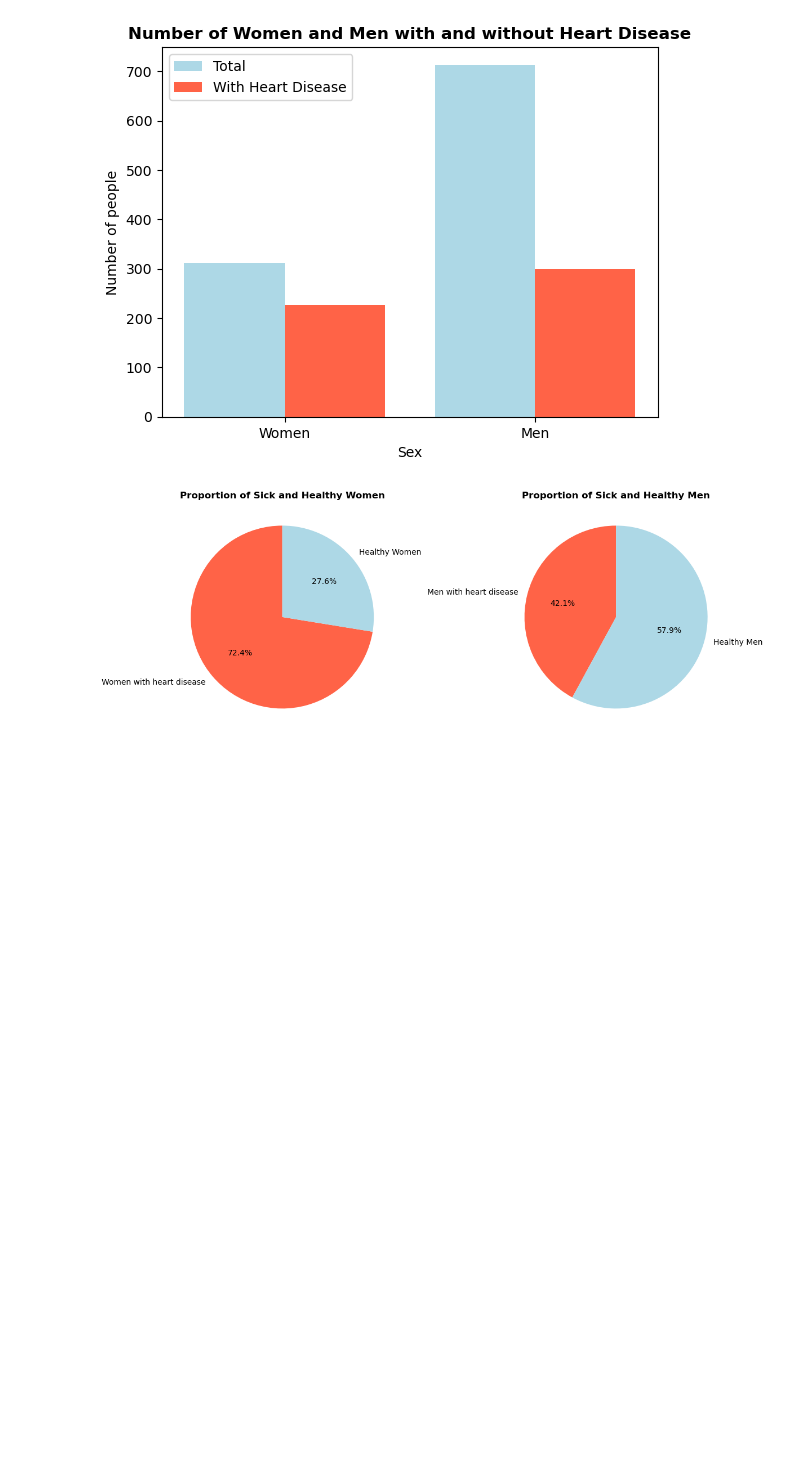
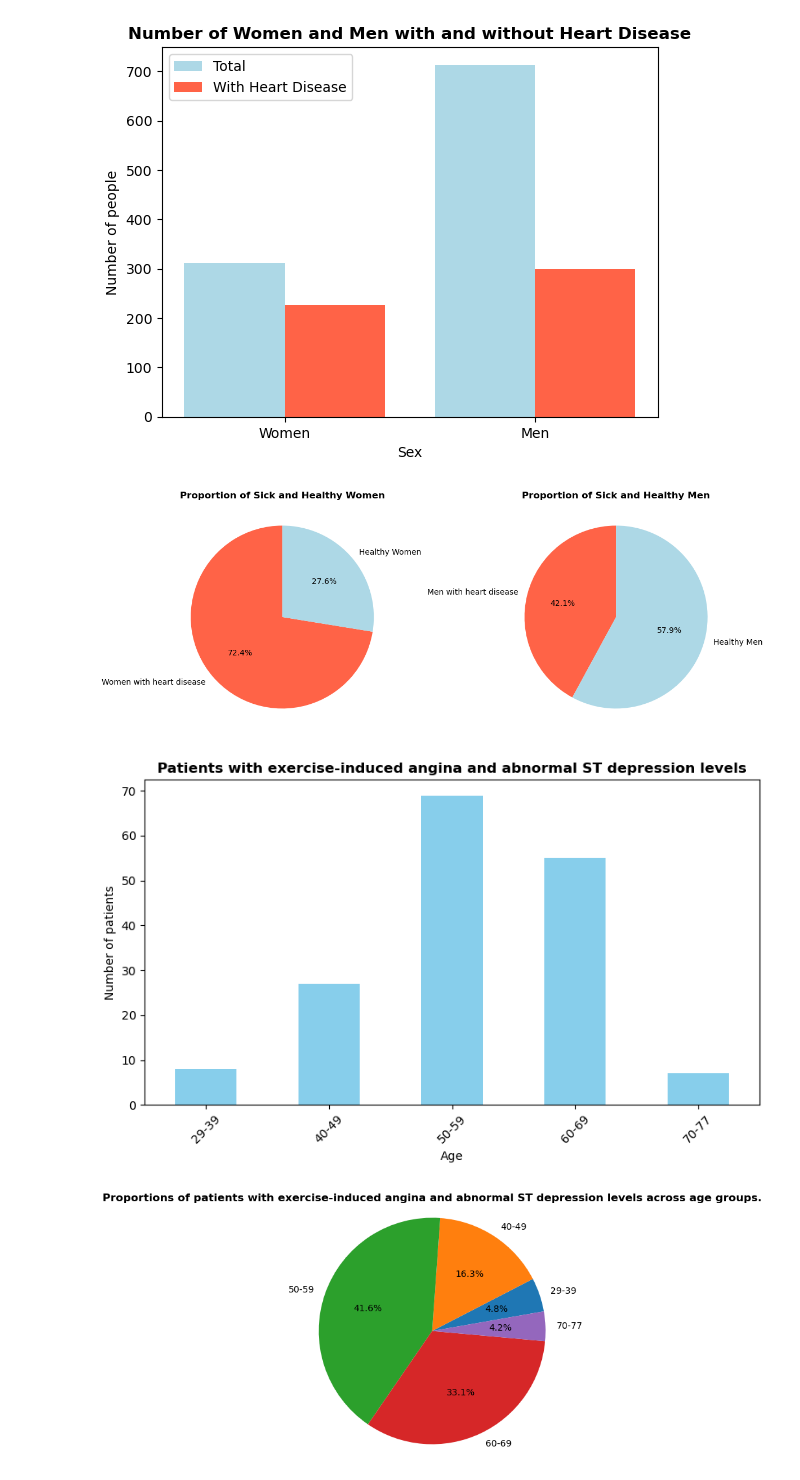
Before and after one commit to dallen91801/Heart-Disease-Analysis, a Jupyter notebook: Project 1.ipynb, the cells around one changed output. Drawn from its saved outputs; the diff is of its cells as text; code cells hidden in the pictures; blank space fills up the shorter version.

```diff
--- a/Project 1.ipynb
+++ b/Project 1.ipynb
@@ -124,7 +124,48 @@ Number of men with heart disease: 300
 # %%
 #Hypothesis#2
 #Older patients are more likely to have exercise-induced angina and abnormal ST depression levels.
-#Bins to divide age into 5 groups: 25-40, 41-50. 51-60, 61-70, >71
+#Bins to divide age into 5 groups: 29-39, 40-49. 50-69, 60-69, 70-77
+
+#"Measurement. ST segment depression may be determined by measuring the vertical distance between the patient's
+#trace and the isoelectric line at a location 2-3 millimeters from the QRS complex. It is significant if it
+#is more than 1 mm in V5-V6, or 1.5 mm in AVF or III."-> from https://en.wikipedia.org/wiki/ST_depression#:~:text=the%20ECG%20paper.-,Measurement,mm%20in%20AVF%20or%20III.
+
+bins = [29, 39, 49, 59, 69, 77]
+labels = ['29-39', '40-49', '50-59', '60-69', '70-77']
+heart_disease_df['age_group'] = pd.cut(heart_disease_df['age'], bins=bins, labels=labels, right=True)
+
+
+filt_df = heart_disease_df[(heart_disease_df['exang'] == 1) & (heart_disease_df['oldpeak'] > 1.5)]
+double_diagnosis_result = filt_df.groupby('age_group', observed=False).size()
+
+double_diagnosis_result
+
+#--------------------------- BarChart -------------------------------
+
+plt.figure(figsize=(8, 5))
+double_diagnosis_result.plot(kind='bar', color='skyblue')
+
+plt.xlabel('Age')
+plt.ylabel('Number of patients')
+plt.title('Patients with exercise-induced angina and abnormal ST depression levels', fontweight='bold')
+
+plt.xticks(rotation=45)
+
+plt.tight_layout()
+plt.show()
+
+#---------------------------Pie Chart -------------------------------
+
+sorted_result = double_diagnosis_result.sort_index()
+
+plt.figure(figsize=(8, 5))
+plt.pie(sorted_result, labels=sorted_result.index, autopct='%1.1f%%', startangle=10)
+plt.title('Proportions of patients with exercise-induced angina and abnormal ST depression levels across age groups.', fontweight='bold')
+plt.axis('equal')
+plt.show()
+# %% [output]
+[figure, added]
+[figure, added]
 # %%
 #Hypothesis#3
 #Patients with fasting blood sugar > 120 mg/dl are more likely to have heart disease
```
